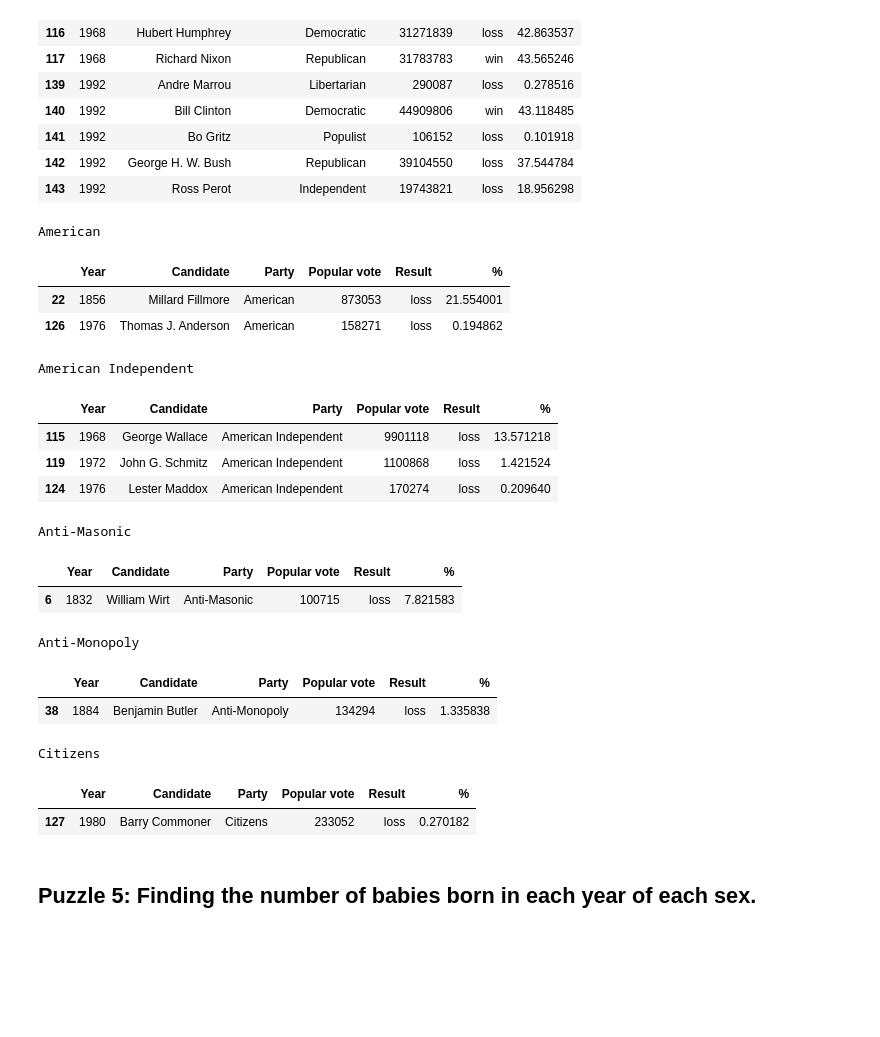
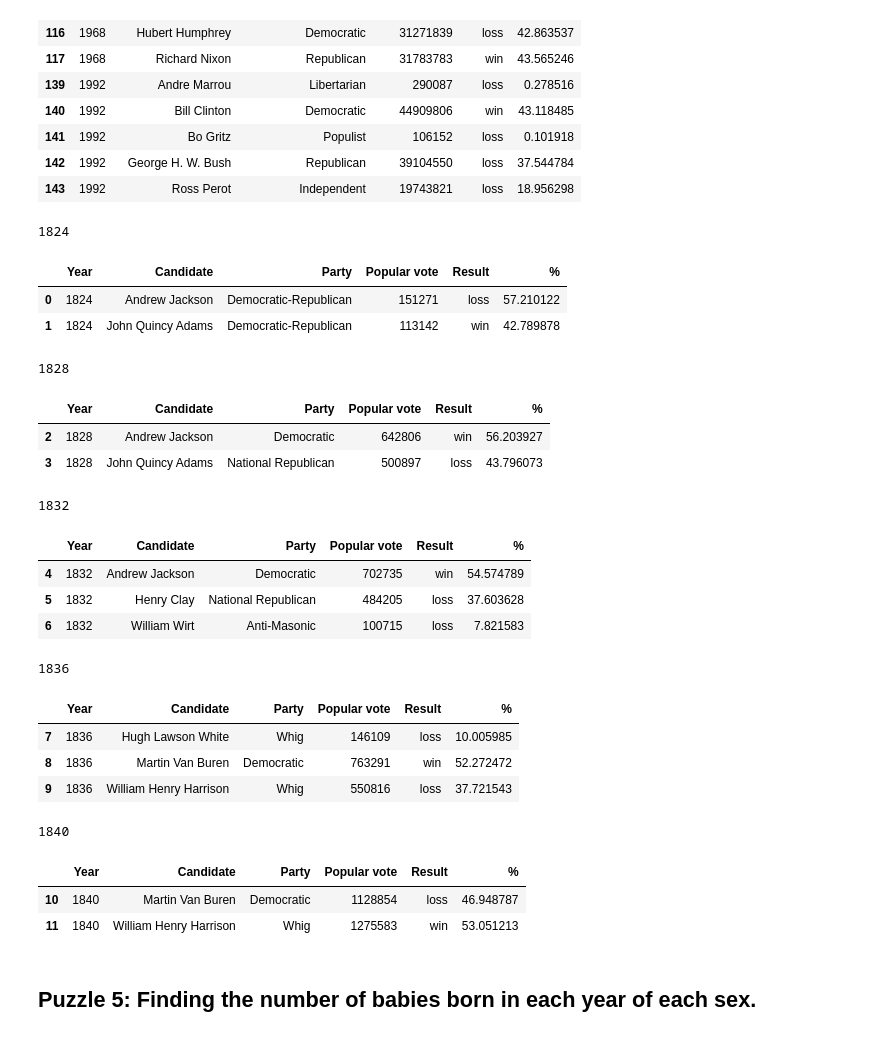
Before and after one commit to archenclan/dsKal100, a Jupyter notebook: lec/lec04/04-pandas-ii.ipynb, the cells around one changed output. Saved outputs shown, nothing was run; the diff lists cells and outputs as text; code cells hidden in the pictures; blank space fills up the shorter version.

Commit message:
Down to groupby.filter

```diff
--- a/lec/lec04/04-pandas-ii.ipynb
+++ b/lec/lec04/04-pandas-ii.ipynb
@@ -881,29 +871,33 @@ elections.groupby("Year").filter(lambda sf: sf["%"].max() < 45)
 | 143 | 1992 | Ross Perot | Independent | 19743821 | loss | 18.956298 |
 # %%
 # the code below lets us peek into the groups and see why they were rejected or not
-for i, (n, g) in enumerate(elections.groupby("Party")):
+for i, (n, g) in enumerate(elections.groupby("Year")):
     print(n)
     display(g)
     if i>3: break
 # %% [output]
-American
+1824
 |  | Year | Candidate | Party | Popular vote | Result | % |
-| 22 | 1856 | Millard Fillmore | American | 873053 | loss | 21.554001 |
-| 126 | 1976 | Thomas J. Anderson | American | 158271 | loss | 0.194862 |
+| 0 | 1824 | Andrew Jackson | Democratic-Republican | 151271 | loss | 57.210122 |
+| 1 | 1824 | John Quincy Adams | Democratic-Republican | 113142 | win | 42.789878 |
-American Independent
+1828
 |  | Year | Candidate | Party | Popular vote | Result | % |
-| 115 | 1968 | George Wallace | American Independent | 9901118 | loss | 13.571218 |
-| 119 | 1972 | John G. Schmitz | American Independent | 1100868 | loss | 1.421524 |
-| 124 | 1976 | Lester Maddox | American Independent | 170274 | loss | 0.209640 |
+| 2 | 1828 | Andrew Jackson | Democratic | 642806 | win | 56.203927 |
+| 3 | 1828 | John Quincy Adams | National Republican | 500897 | loss | 43.796073 |
-Anti-Masonic
+1832
 |  | Year | Candidate | Party | Popular vote | Result | % |
+| 4 | 1832 | Andrew Jackson | Democratic | 702735 | win | 54.574789 |
+| 5 | 1832 | Henry Clay | National Republican | 484205 | loss | 37.603628 |
 | 6 | 1832 | William Wirt | Anti-Masonic | 100715 | loss | 7.821583 |
-Anti-Monopoly
+1836
 |  | Year | Candidate | Party | Popular vote | Result | % |
-| 38 | 1884 | Benjamin Butler | Anti-Monopoly | 134294 | loss | 1.335838 |
+| 7 | 1836 | Hugh Lawson White | Whig | 146109 | loss | 10.005985 |
+| 8 | 1836 | Martin Van Buren | Democratic | 763291 | win | 52.272472 |
+| 9 | 1836 | William Henry Harrison | Whig | 550816 | loss | 37.721543 |
-Citizens
+1840
 |  | Year | Candidate | Party | Popular vote | Result | % |
-| 127 | 1980 | Barry Commoner | Citizens | 233052 | loss | 0.270182 |
+| 10 | 1840 | Martin Van Buren | Democratic | 1128854 | loss | 46.948787 |
+| 11 | 1840 | William Henry Harrison | Whig | 1275583 | win | 53.051213 |
 # %% [markdown]
 ## Puzzle 5: Finding the number of babies born in each year of each sex.
 # %% [markdown]
```
Also changed, not shown: parts of 10 cells of this notebook.
